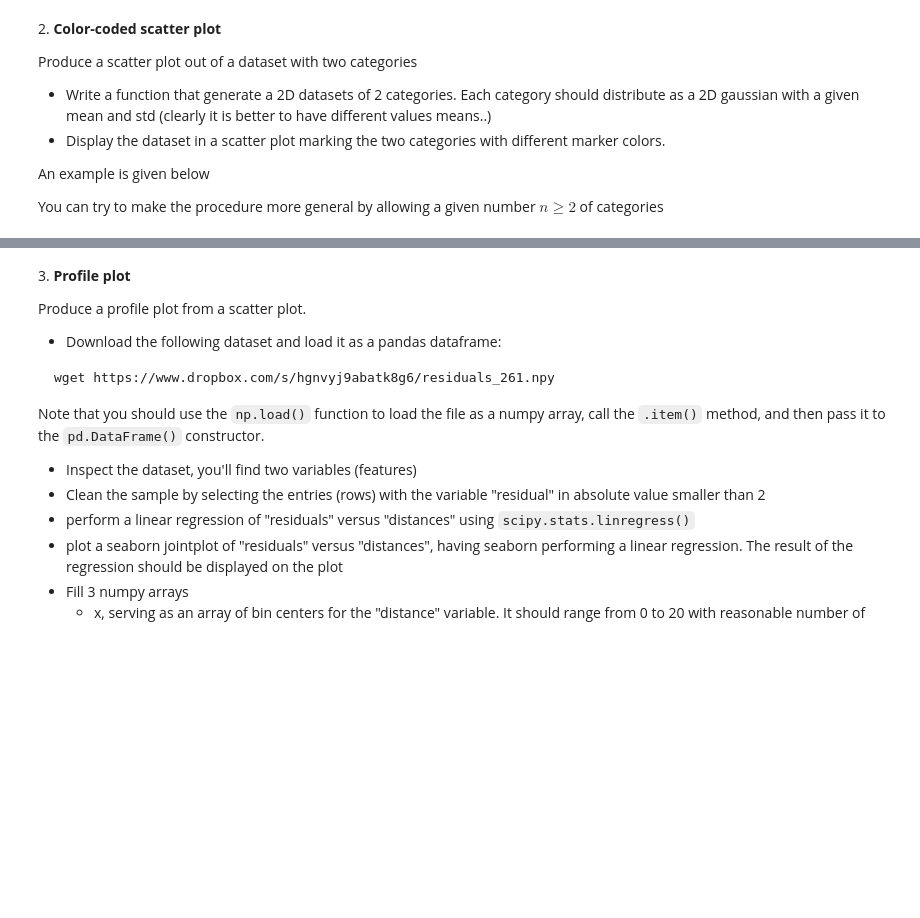
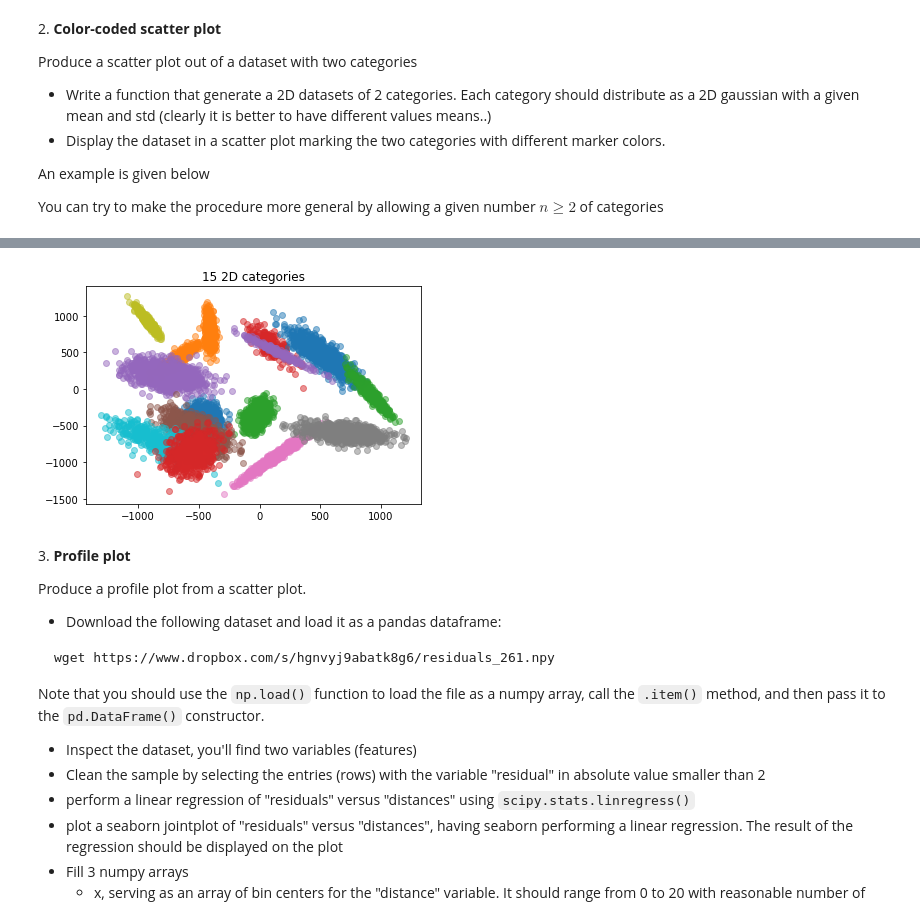
Before and after one commit to PhysicsOfData/LaboratoryOfComputationalPhysics_Y4, a Jupyter notebook: 06ex_Visualization.ipynb, the cells around one changed output, grey strips where cells are left out. Saved outputs shown, nothing was run; the diff lists cells and outputs as text; code cells hidden in the pictures; blank space fills up the shorter version.

```diff
--- a/06ex_Visualization.ipynb
+++ b/06ex_Visualization.ipynb
@@ -103,4 +87,34 @@ two_categories_scat 100%[===================>]  42.80K  --.-KB/s    in 0.02s
 [figure]
+# %%
+# Write a function that generate a 2D datasets of categories. Each category should distribute as a 2D gaussian with a given mean and std
+def gen_2Dgauss(N, mu_bounds, std_bounds, N_bounds): # N: number of categories
+    df_list = []
+    for i in range(N):
+        m = np.random.uniform(std_bounds[0],  std_bounds[1], (2,2))
+        dataset = np.random.multivariate_normal(np.random.uniform(mu_bounds[0],  mu_bounds[1], 2)+np.random.uniform(mu_shift[0],  mu_shift[1], 2),
+                                                np.dot(m, np.transpose(m)),
+                                                np.random.randint(N_bounds[0], N_bounds[1]))
+        tmp_df = pd.DataFrame()
+        tmp_df['x'], tmp_df['y'] = dataset[:,0], dataset[:,1]
+        df_list.append(tmp_df)
+    return df_list
+
+N = 15
+mu_bounds  = [-1000,1000]
+mu_shift   = [0,50]
+std_bounds = [-150,150]
+N_bounds   = [100, 1000]
+
+dataset = gen_2Dgauss(N, mu_bounds, std_bounds, N_bounds)
+
+# Display the dataset in a scatter plot marking the categories with different marker colors
+for i in range(N):
+    plt.scatter(dataset[i]['x'], dataset[i]['y'], alpha = 0.5, label = str(i) +' category')
+
+plt.title(str(N) +' 2D categories')
+plt.show()
+# %% [output]
+[figure, added]
 # %% [markdown]
 3\. **Profile plot**
 
```
Also changed, not shown: parts of 6 cells of this notebook, 1 other file.
